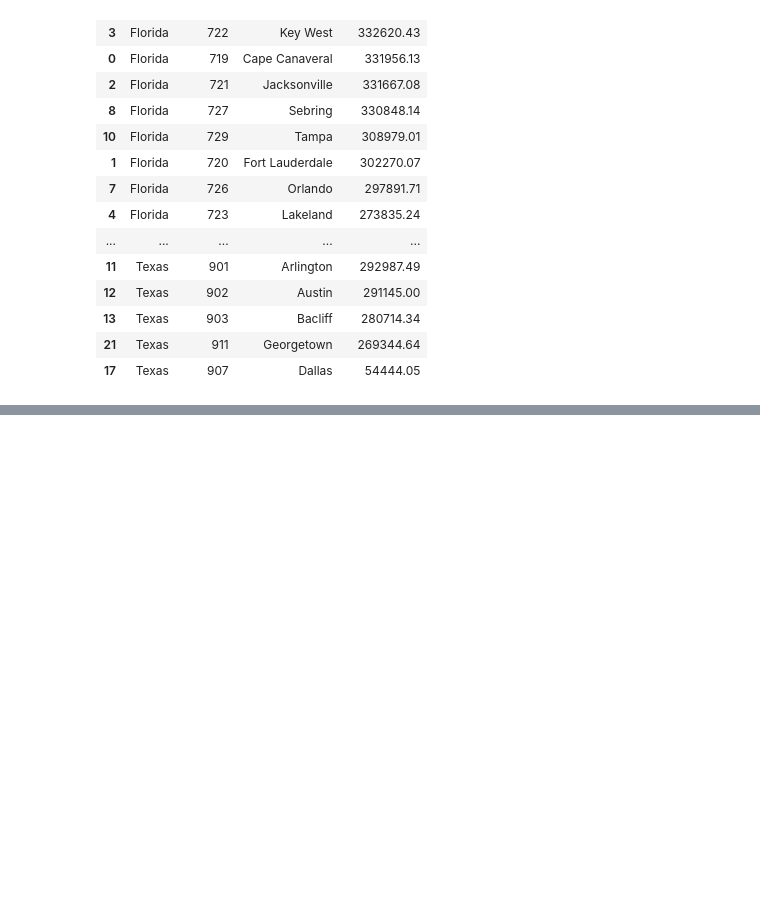
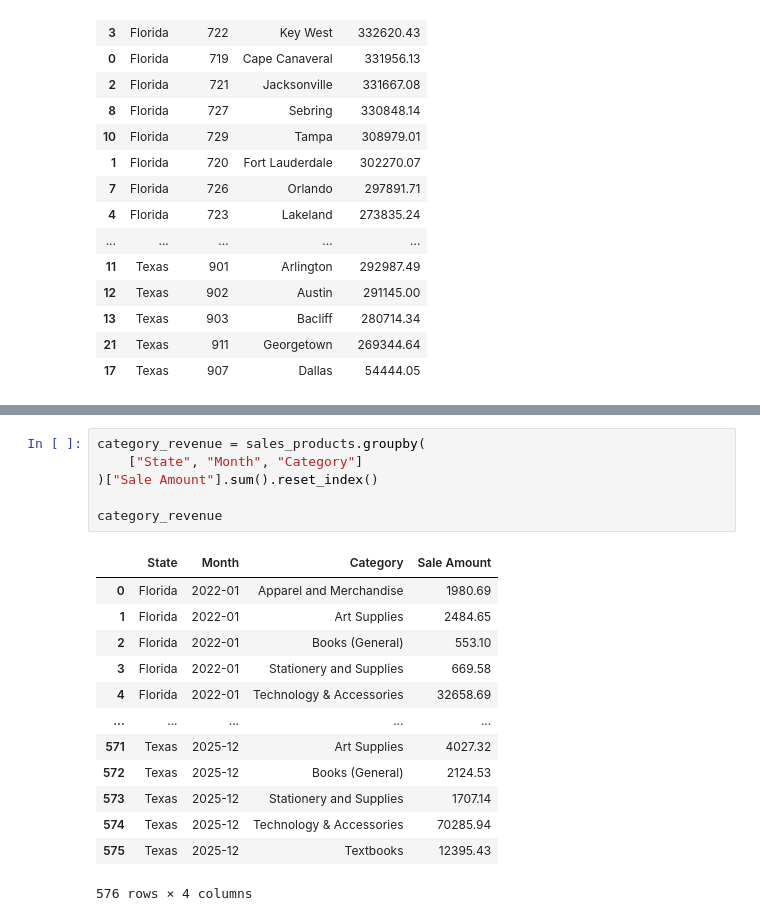
Before and after one commit to lalberto01/Capstone_2, a Jupyter notebook: Alberto_sales_analysis.ipynb, the cells around one changed output, grey strips where cells are left out. Cells and saved outputs as stored; diff of their text form; blank space fills up the shorter version.

```diff
--- a/Alberto_sales_analysis.ipynb
+++ b/Alberto_sales_analysis.ipynb
@@ -281,0 +359,20 @@ top_stores
+# %%
+category_revenue = sales_products.groupby(
+    ["State", "Month", "Category"]
+)["Sale Amount"].sum().reset_index()
+
+category_revenue
+# %% [output]
+|  | State | Month | Category | Sale Amount |
+| 0 | Florida | 2022-01 | Apparel and Merchandise | 1980.69 |
+| 1 | Florida | 2022-01 | Art Supplies | 2484.65 |
+| 2 | Florida | 2022-01 | Books (General) | 553.10 |
+| 3 | Florida | 2022-01 | Stationery and Supplies | 669.58 |
+| 4 | Florida | 2022-01 | Technology & Accessories | 32658.69 |
+| ... | ... | ... | ... | ... |
+| 571 | Texas | 2025-12 | Art Supplies | 4027.32 |
+| 572 | Texas | 2025-12 | Books (General) | 2124.53 |
+| 573 | Texas | 2025-12 | Stationery and Supplies | 1707.14 |
+| 574 | Texas | 2025-12 | Technology & Accessories | 70285.94 |
+| 575 | Texas | 2025-12 | Textbooks | 12395.43 |
+576 rows × 4 columns
```
Also changed, not shown: parts of 12 cells of this notebook.
